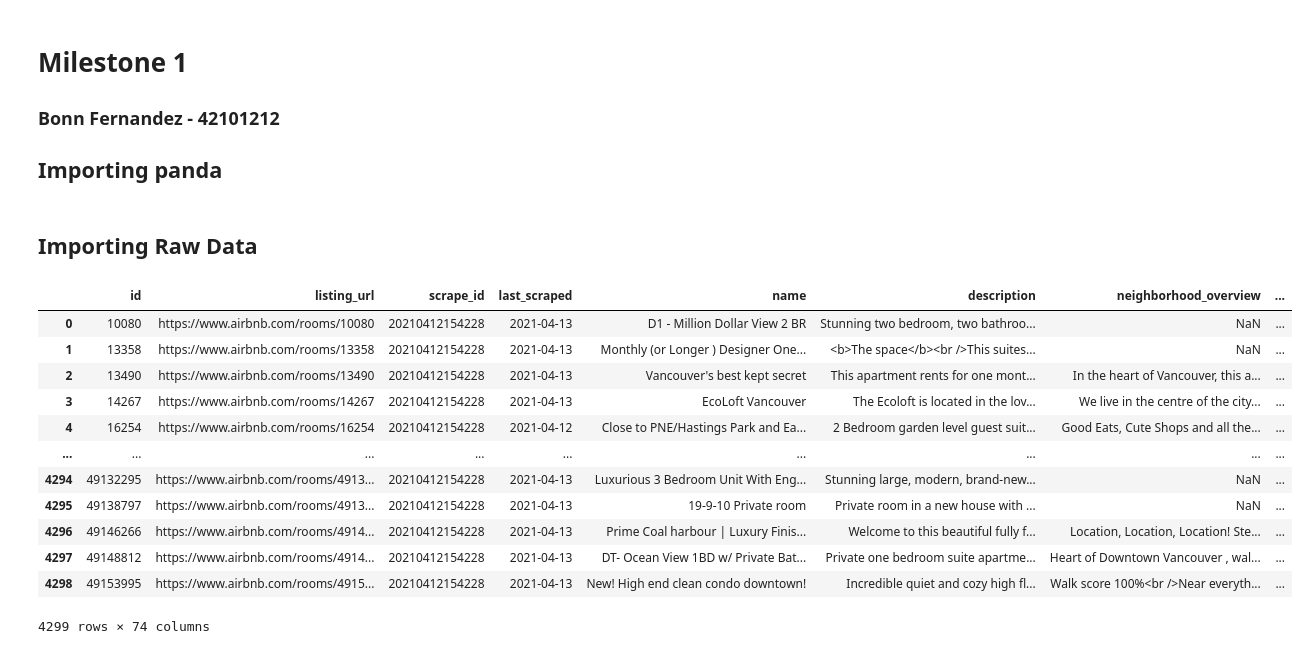
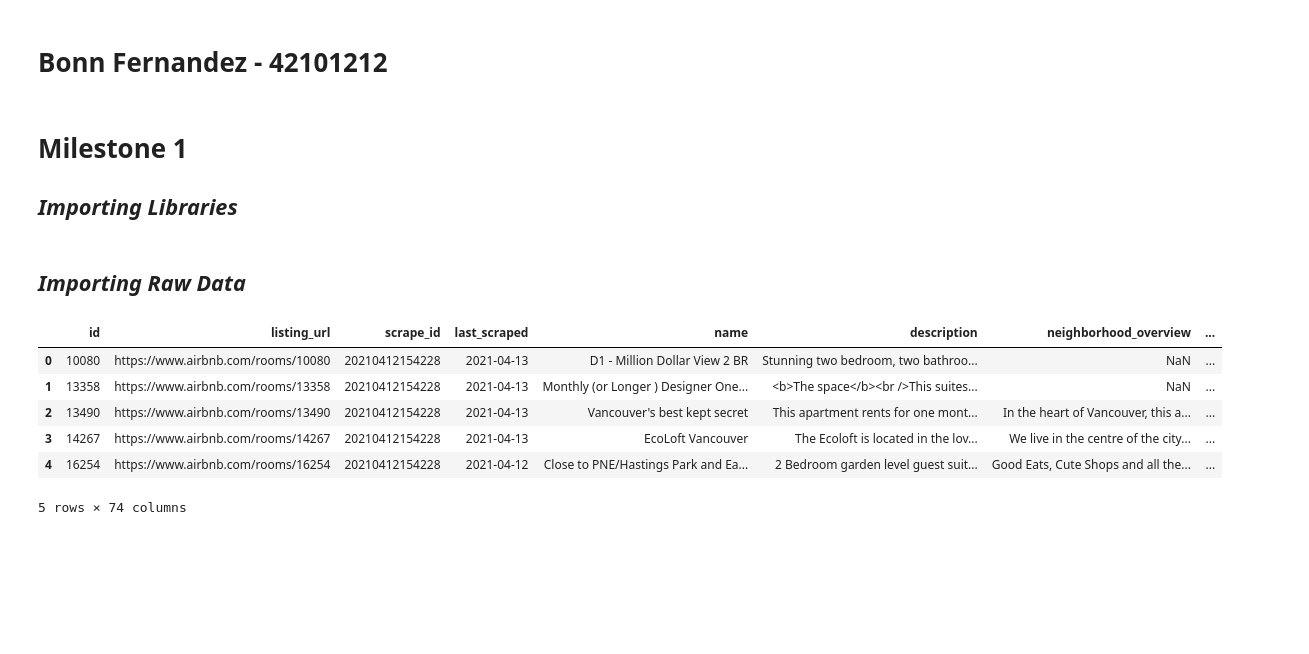
Before and after one commit to data301-2021-summer2/project-group20-project, a Jupyter notebook: analysis/Bonn/milestone1.ipynb, the cells around one changed output. Cells and saved outputs as stored; diff of their text form; code cells hidden in the pictures; blank space fills up the shorter version.

Commit message:
Finished Milestone2 task2

```diff
--- a/analysis/Bonn/milestone1.ipynb
+++ b/analysis/Bonn/milestone1.ipynb
@@ -1,8 +1,9 @@
 # %% [markdown]
-# Milestone 1
-### Bonn Fernandez - 42101212
-
-## Importing panda
+# Bonn Fernandez - 42101212
+# %% [markdown]
+# Milestone 1
+
+## *Importing Libraries*
 # %%
 from datetime import date
 import pandas as pd
@@ -9,19 +11,13 @@ import pandas as pd
 # %% [markdown]
-## Importing Raw Data
+## *Importing Raw Data*
 # %%
-air_raw = pd.read_csv("../../data/raw/listings.csv")
-air_raw
+df_raw = pd.read_csv("../../data/raw/listings.csv")
+df_raw.head()
 # %% [output]
 |  | id | listing_url | scrape_id | last_scraped | name | description | neighborhood_overview | ... |
 | 0 | 10080 | https://www.airbnb.com/rooms/10080 | 20210412154228 | 2021-04-13 | D1 - Million Dollar View 2 BR | Stunning two bedroom, two bathroo... | NaN | ... |
 | 1 | 13358 | https://www.airbnb.com/rooms/13358 | 20210412154228 | 2021-04-13 | Monthly (or Longer ) Designer One... | <b>The space</b><br />This suites... | NaN | ... |
 | 2 | 13490 | https://www.airbnb.com/rooms/13490 | 20210412154228 | 2021-04-13 | Vancouver's best kept secret | This apartment rents for one mont... | In the heart of Vancouver, this a... | ... |
 | 3 | 14267 | https://www.airbnb.com/rooms/14267 | 20210412154228 | 2021-04-13 | EcoLoft Vancouver | The Ecoloft is located in the lov... | We live in the centre of the city... | ... |
 | 4 | 16254 | https://www.airbnb.com/rooms/16254 | 20210412154228 | 2021-04-12 | Close to PNE/Hastings Park and Ea... | 2 Bedroom garden level guest suit... | Good Eats, Cute Shops and all the... | ... |
-| ... | ... | ... | ... | ... | ... | ... | ... | ... |
-| 4294 | 49132295 | https://www.airbnb.com/rooms/4913... | 20210412154228 | 2021-04-13 | Luxurious 3 Bedroom Unit With Eng... | Stunning large, modern, brand-new... | NaN | ... |
-| 4295 | 49138797 | https://www.airbnb.com/rooms/4913... | 20210412154228 | 2021-04-13 | 19-9-10 Private room | Private room in a new house with ... | NaN | ... |
-| 4296 | 49146266 | https://www.airbnb.com/rooms/4914... | 20210412154228 | 2021-04-13 | Prime Coal harbour | Luxury Finis... | Welcome to this beautiful fully f... | Location, Location, Location! Ste... | ... |
-| 4297 | 49148812 | https://www.airbnb.com/rooms/4914... | 20210412154228 | 2021-04-13 | DT- Ocean View 1BD w/ Private Bat... | Private one bedroom suite apartme... | Heart of Downtown Vancouver , wal... | ... |
-| 4298 | 49153995 | https://www.airbnb.com/rooms/4915... | 20210412154228 | 2021-04-13 | New! High end clean condo downtown! | Incredible quiet and cozy high fl... | Walk score 100%<br />Near everyth... | ... |
-4299 rows × 74 columns
+5 rows × 74 columns
```
Also changed, not shown: parts of 10 cells of this notebook, 2 other files.
